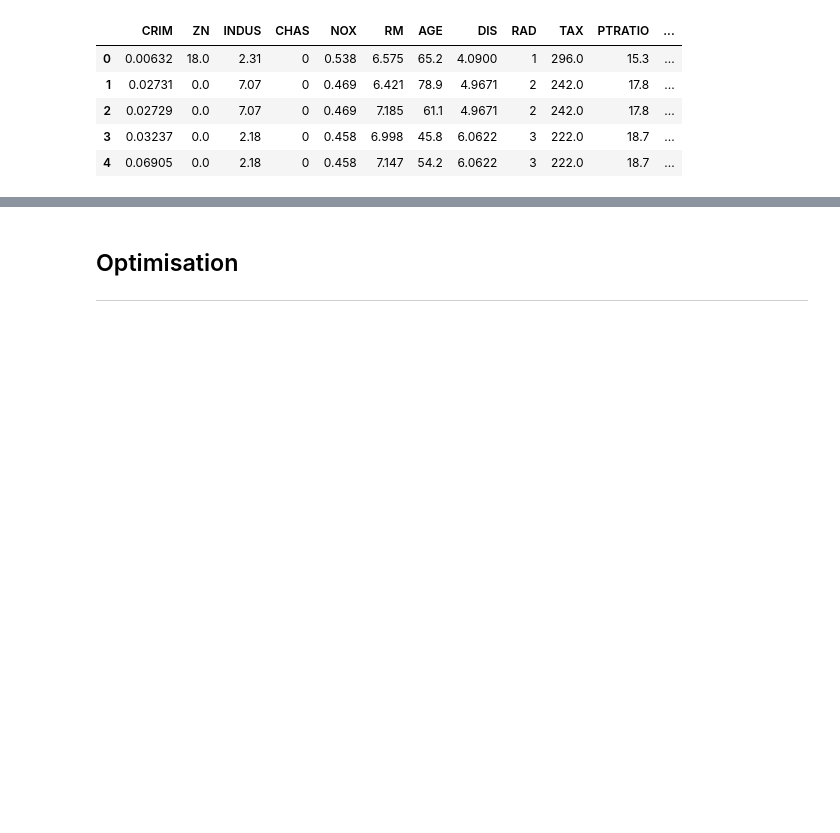
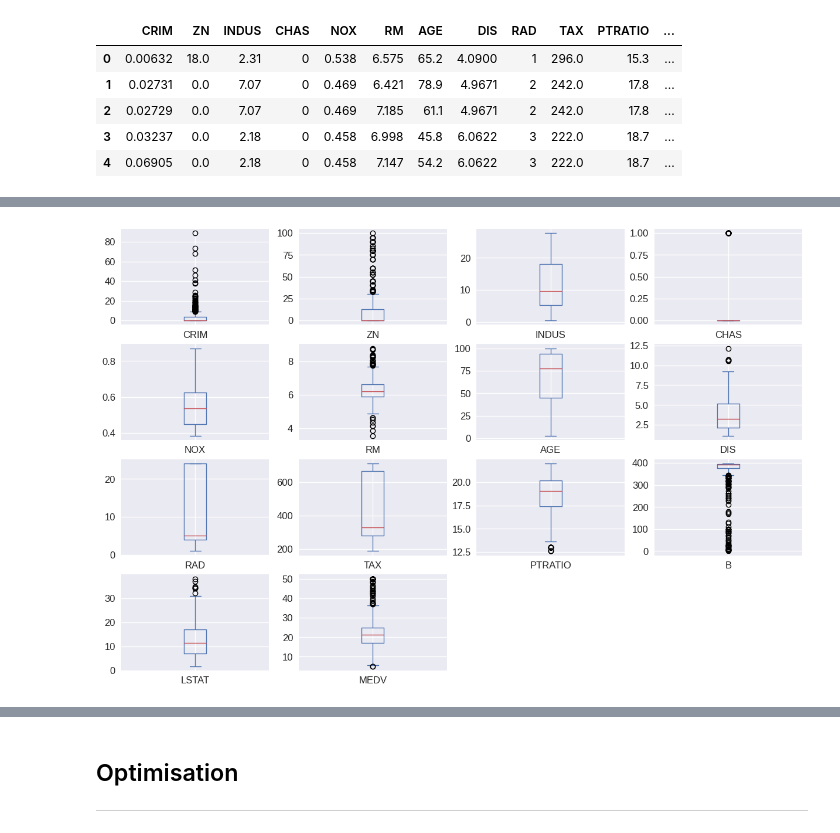
Before and after one commit to RossErskine/ML_Algorithms, a Jupyter notebook: Linear regression.ipynb, the cells around one changed output, grey strips where cells are left out. Drawn from its saved outputs; the diff is of its cells as text; code cells hidden in the pictures; blank space fills up the shorter version.

```diff
--- a/Linear regression.ipynb
+++ b/Linear regression.ipynb
@@ -3,0 +39,13 @@
+# %%
+import matplotlib.pyplot as plt
+import numpy as np
+import pandas as pd
+import seaborn as sns
+from scipy import stats
+
+import warnings
+warnings.filterwarnings('ignore')
+
+plt.style.use('seaborn')
+
+from sklearn.model_selection import train_test_split
@@ -78,0 +152,6 @@ class LinearRegression:
+# %%
+# Use box plot to check the value range and outliers of each feature
+data_mean = df.iloc[:, :]
+data_mean.plot(kind='box', subplots=True, layout=(8,4), sharex=False, fontsize=12, figsize=(15,20));
+# %% [output]
+[figure, added]
```
Also changed, not shown: parts of 29 cells of this notebook.
